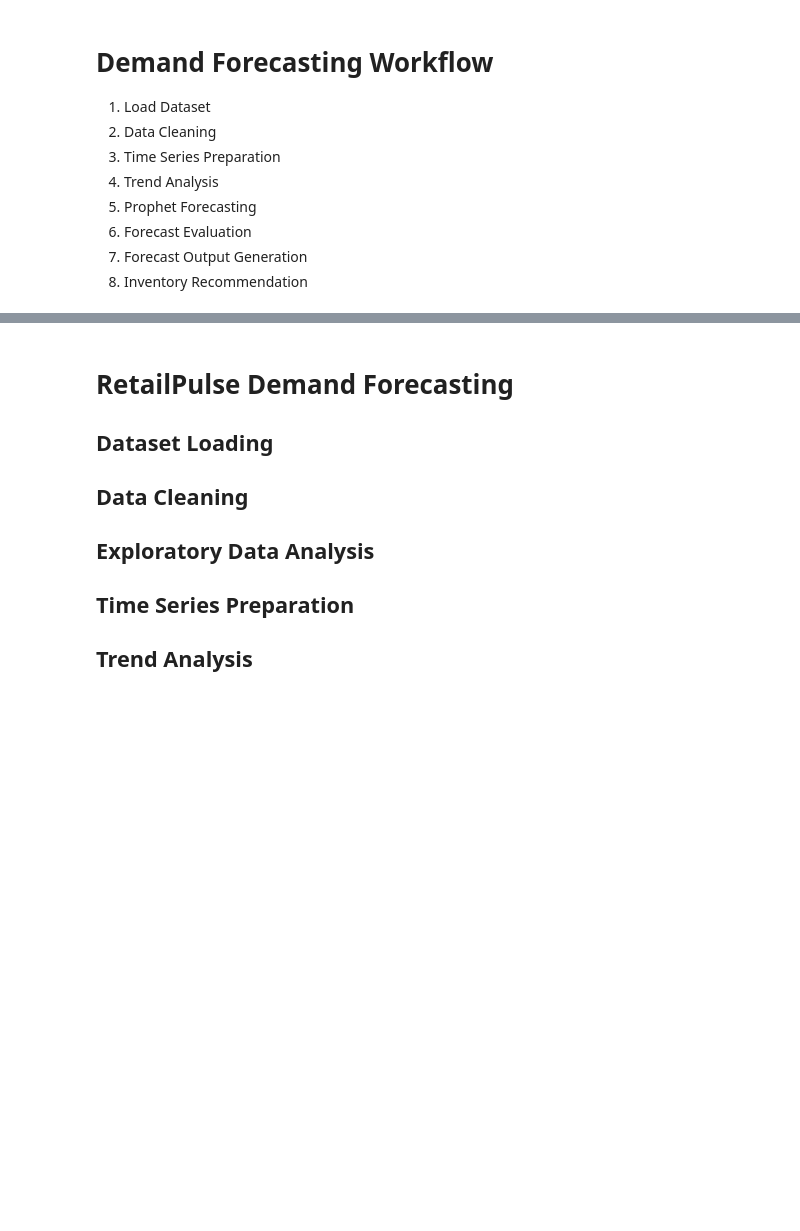
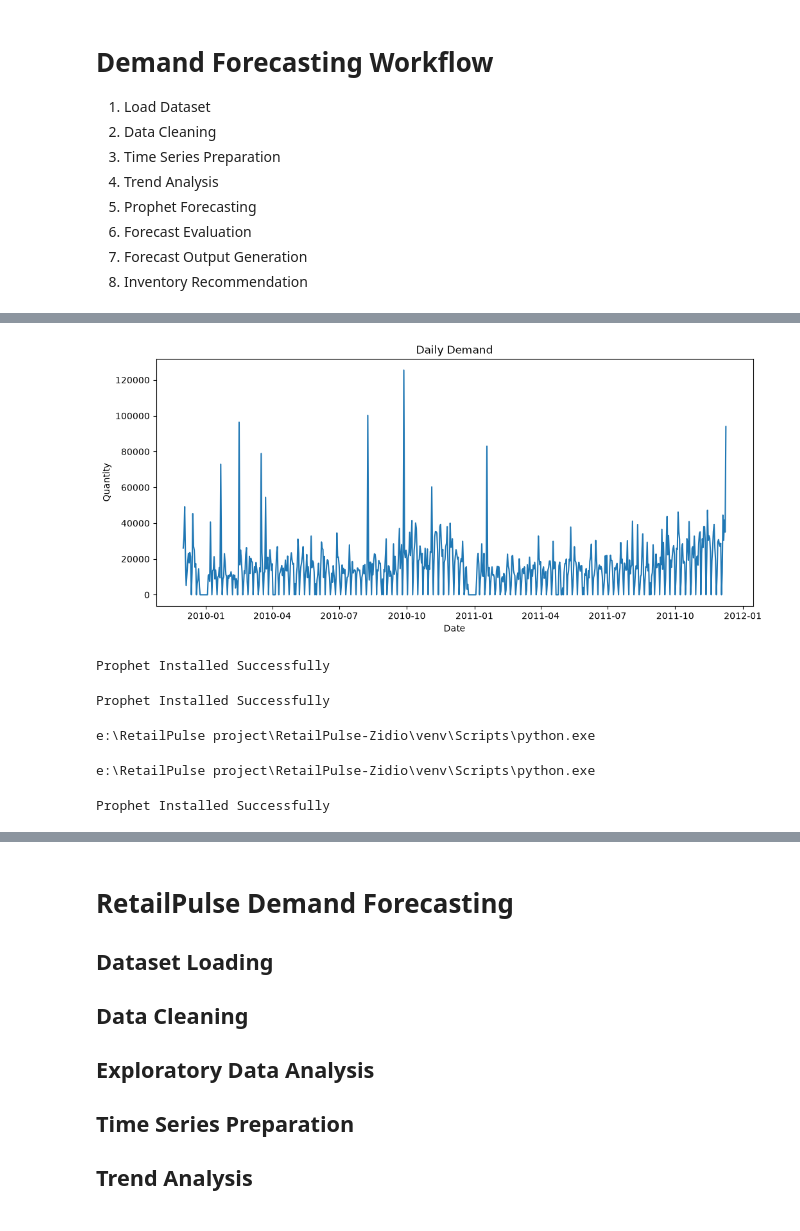
Before and after one commit to codeplayboy/RetailPulse-Zidio, a Jupyter notebook: notebooks/06_demand_forecasting.ipynb, the cells around one changed output, grey strips where cells are left out. Saved outputs shown, nothing was run; the diff lists cells and outputs as text; code cells hidden in the pictures; blank space fills up the shorter version.

Commit message:
Completed demand forecasting setup and Prophet model implementation

```diff
--- a/notebooks/06_demand_forecasting.ipynb
+++ b/notebooks/06_demand_forecasting.ipynb
@@ -30,0 +56,8 @@ Primary Model: Prophet
+# %%
+import pandas as pd
+
+df = pd.read_csv(
+    "../data/dataset_2_daily_demand_forecasting.csv.csv"
+)
+
+df.head()
@@ -30,0 +123,4 @@ Primary Model: Prophet
+# %%
+df["Date"] = pd.to_datetime(df["Date"])
+
+df.dtypes
@@ -30,0 +140,6 @@ Primary Model: Prophet
+# %%
+ts = df[["Date", "Total_Quantity"]].copy()
+
+ts.columns = ["ds", "y"]
+
+ts.head()
@@ -30,0 +153,40 @@ Primary Model: Prophet
+# %%
+import matplotlib.pyplot as plt
+
+plt.figure(figsize=(12,5))
+plt.plot(ts["ds"], ts["y"])
+plt.title("Daily Demand")
+plt.xlabel("Date")
+plt.ylabel("Quantity")
+plt.show()
+# %% [output]
+[figure, added]
+# %%
+from prophet import Prophet
+
+print("Prophet Installed Successfully")
+# %% [output]
+Prophet Installed Successfully
+# %%
+from prophet import Prophet
+
+print("Prophet Installed Successfully")
+# %% [output]
+Prophet Installed Successfully
+# %%
+import sys
+print(sys.executable)
+# %% [output]
+e:\RetailPulse project\RetailPulse-Zidio\venv\Scripts\python.exe
+# %%
+import sys
+
+print(sys.executable)
+# %% [output]
+e:\RetailPulse project\RetailPulse-Zidio\venv\Scripts\python.exe
+# %%
+from prophet import Prophet
+
+print("Prophet Installed Successfully")
+# %% [output]
+Prophet Installed Successfully
```
Also changed, not shown: parts of 28 cells of this notebook, 5 other files.
